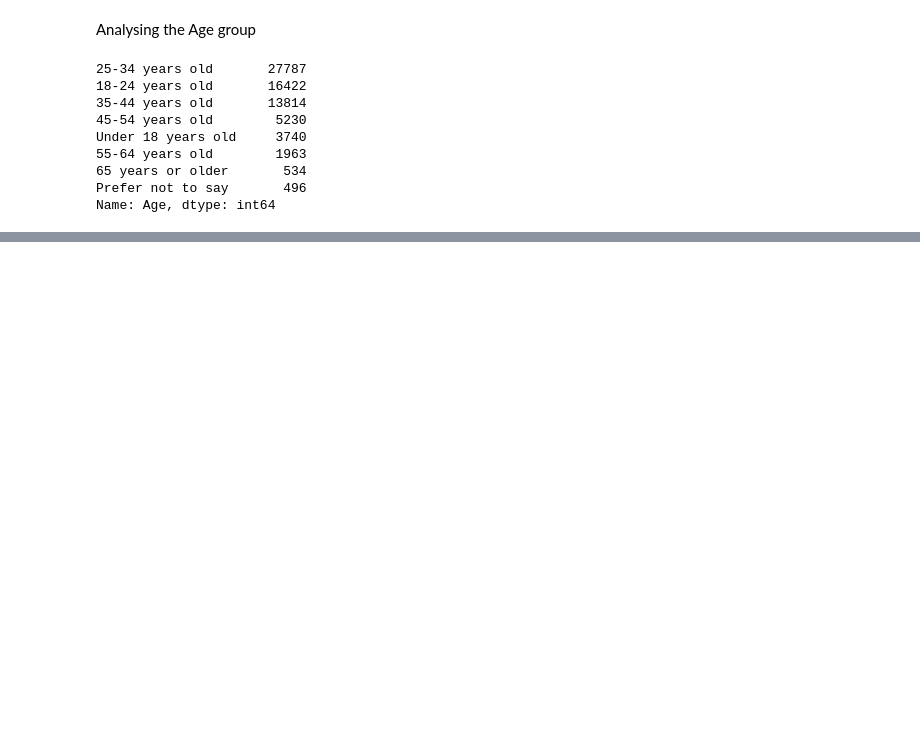
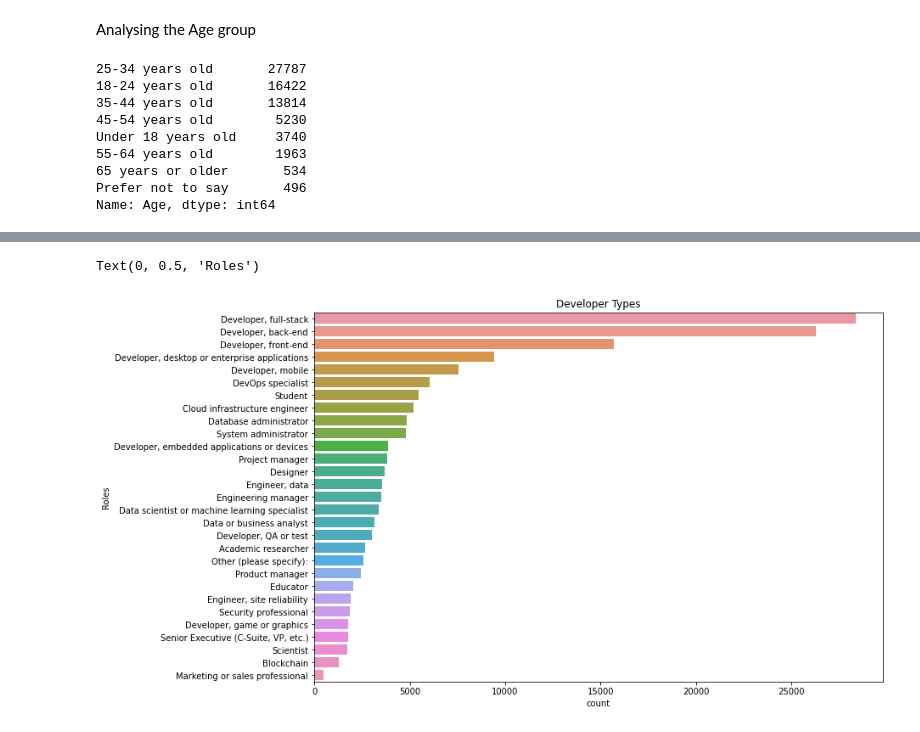
Before and after one commit to piyushrj100/Data_analysis, a Jupyter notebook: StackOverflow2022_EDA/Survey_2022.ipynb, the cells around one changed output, grey strips where cells are left out. Drawn from its saved outputs; the diff is of its cells as text; code cells hidden in the pictures; blank space fills up the shorter version.

```diff
--- a/StackOverflow2022_EDA/Survey_2022.ipynb
+++ b/StackOverflow2022_EDA/Survey_2022.ipynb
@@ -294,0 +317,15 @@ Name: Age, dtype: int64
+# %%
+def split_devType(col_series) :
+    dev_df = col_series.to_frame()
+    options = []
+
+    for index, value in col_series[col_series.notnull()].iteritems() :
+        for option in value.split(';')  :
+            if not option in dev_df.columns :
+                options.append(option)
+                dev_df[option]=False
+            dev_df.at[index,option] = True
+    return dev_df[options]
+# %%
+dev_type_df = split_devType(survey_select_df.DevType)
+dev_type_df
@@ -294,0 +346,3 @@ Name: Age, dtype: int64
+# %%
+dev_total = dev_type_df.sum().sort_values(ascending=False)
+dev_total
@@ -294,0 +367,9 @@ Name: Age, dtype: int64
+# %%
+plt.figure(figsize=(12, 8))
+sns.barplot(x=dev_total, y=dev_total.index)
+plt.title("Developer Types");
+plt.xlabel('count')
+plt.ylabel('Roles')
+# %% [output]
+Text(0, 0.5, 'Roles')
+[figure, added]
```
Also changed, not shown: parts of 6 cells of this notebook.
